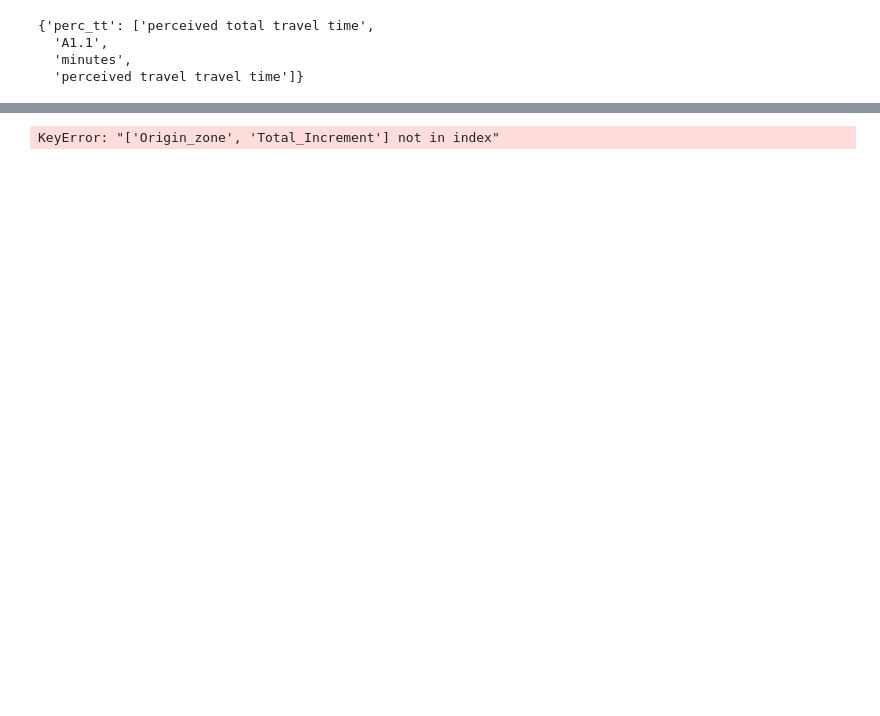
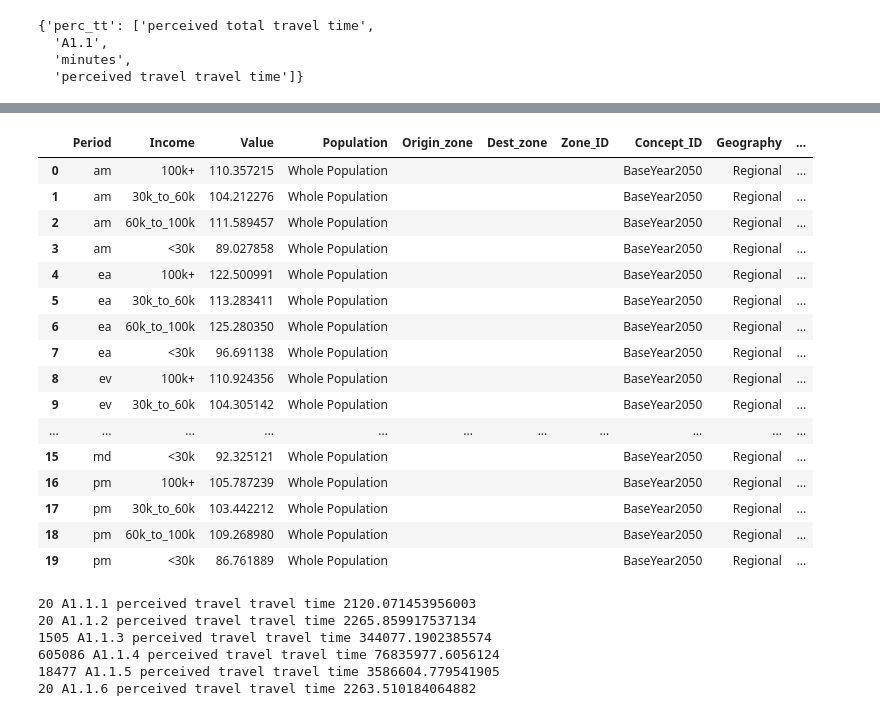
Before and after one commit to camsys/travel-model-one, a Jupyter notebook: CS_utils/Py_summary_code/8. A1 Provide Better Service.ipynb, the cells around one changed output, grey strips where cells are left out. Drawn from its saved outputs; the diff is of its cells as text; code cells hidden in the pictures; blank space fills up the shorter version.

```diff
--- a/CS_utils/Py_summary_code/8. A1 Provide Better Service.ipynb
+++ b/CS_utils/Py_summary_code/8. A1 Provide Better Service.ipynb
@@ -98,3 +103,10 @@ summary_cols
   'A1.1',
   'minutes',
   'perceived travel travel time']}
+# %%
+county_df_temp1 = df_temp.groupby(['orig_county', 'dest_county'])['perc_tt'].sum().reset_index()
+county_df_temp2 = df_temp.groupby(['orig_county', 'dest_county'])['trips'].sum().reset_index()
+# %%
+county_df_temp = pd.merge(county_df_temp1, county_df_temp2, on=['orig_county', 'dest_county'], how='left')
+# %%
+county_df_temp['perc_tt'] = county_df_temp['perc_tt'] / county_df_temp['trips']
@@ -240,6 +293,26 @@ county_df = pd.concat(county_df)
 sd_df = pd.concat(sd_df)
 rdm_df = pd.concat(rdm_df)
 tb_df = pd.concat(tb_df)
+# %%
+reg_df
+# %% [output]
+|  | Period | Income | Value | Population | Origin_zone | Dest_zone | Zone_ID | Concept_ID | Geography | ... |
+| 0 | am | 100k+ | 110.357215 | Whole Population |  |  |  | BaseYear2050 | Regional | ... |
+| 1 | am | 30k_to_60k | 104.212276 | Whole Population |  |  |  | BaseYear2050 | Regional | ... |
+| 2 | am | 60k_to_100k | 111.589457 | Whole Population |  |  |  | BaseYear2050 | Regional | ... |
+| 3 | am | <30k | 89.027858 | Whole Population |  |  |  | BaseYear2050 | Regional | ... |
+| 4 | ea | 100k+ | 122.500991 | Whole Population |  |  |  | BaseYear2050 | Regional | ... |
+| 5 | ea | 30k_to_60k | 113.283411 | Whole Population |  |  |  | BaseYear2050 | Regional | ... |
+| 6 | ea | 60k_to_100k | 125.280350 | Whole Population |  |  |  | BaseYear2050 | Regional | ... |
+| 7 | ea | <30k | 96.691138 | Whole Population |  |  |  | BaseYear2050 | Regional | ... |
+| 8 | ev | 100k+ | 110.924356 | Whole Population |  |  |  | BaseYear2050 | Regional | ... |
+| 9 | ev | 30k_to_60k | 104.305142 | Whole Population |  |  |  | BaseYear2050 | Regional | ... |
+| ... | ... | ... | ... | ... | ... | ... | ... | ... | ... | ... |
+| 15 | md | <30k | 92.325121 | Whole Population |  |  |  | BaseYear2050 | Regional | ... |
+| 16 | pm | 100k+ | 105.787239 | Whole Population |  |  |  | BaseYear2050 | Regional | ... |
+| 17 | pm | 30k_to_60k | 103.442212 | Whole Population |  |  |  | BaseYear2050 | Regional | ... |
+| 18 | pm | 60k_to_100k | 109.268980 | Whole Population |  |  |  | BaseYear2050 | Regional | ... |
+| 19 | pm | <30k | 86.761889 | Whole Population |  |  |  | BaseYear2050 | Regional | ... |
 # %%
 all_dfs = [reg_df, tb_df, county_df, rdm_df, sd_df, pp_df]
 
@@ -248,12 +321,17 @@ for dfs in all_dfs:
     dfs = dfs.reset_index(drop=True)
     dfs = dfs[perf_measure_columns]
     file_name = dfs['Submetric'][0]
-    dfs.to_csv(_join(summary_dir, metric_name + file_name + '.csv'), index=None)
-    print(len(dfs), file_name, dfs['Metric_name'][0])
+    dfs.to_csv(_join(summary_dir, metric_name + file_name + filename_extension +  '.csv'), index=None)
+    print(len(dfs), file_name, dfs['Metric_name'][0], dfs['Value'].sum())
 
 combined_df = pd.concat([reg_df, tb_df, county_df, rdm_df, sd_df, pp_df]).reset_index(drop=True)
-combined_df.to_csv(_join(summary_dir, 'perceived_travel_time_' + 'A1.1' + '.csv'), index=None)
+combined_df.to_csv(_join(summary_dir, 'perceived_travel_time_' + 'A1.1' + filename_extension + '.csv'), index=None)
 # %% [output]
-KeyError: "['Origin_zone', 'Total_Increment'] not in index"
+20 A1.1.1 perceived travel travel time 2120.071453956003
+20 A1.1.2 perceived travel travel time 2265.859917537134
+1505 A1.1.3 perceived travel travel time 344077.1902385574
+605086 A1.1.4 perceived travel travel time 76835977.6056124
+18477 A1.1.5 perceived travel travel time 3586604.779541905
+20 A1.1.6 perceived travel travel time 2263.510184064882
 # %%
 county_df
```
Also changed, not shown: parts of 6 cells of this notebook.
